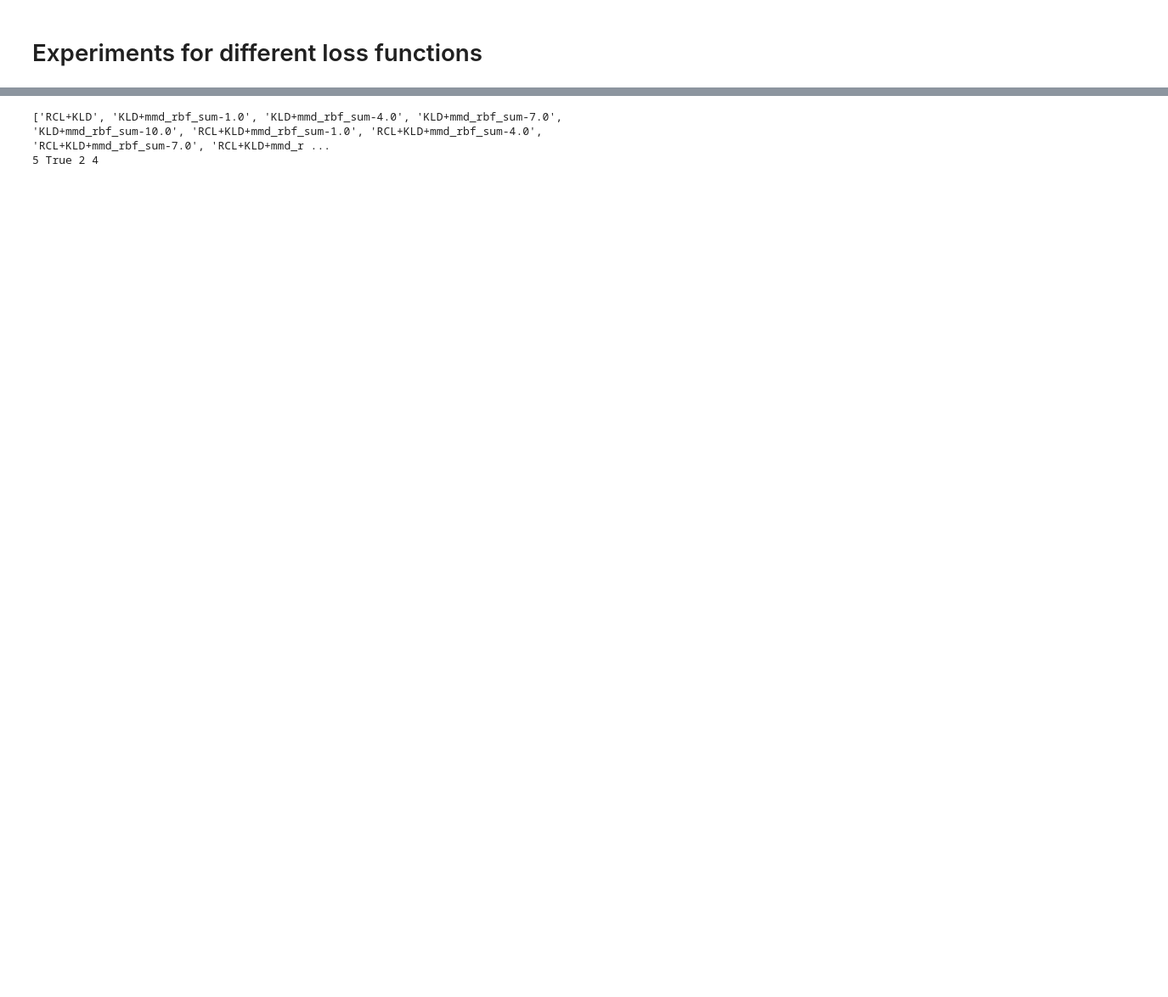
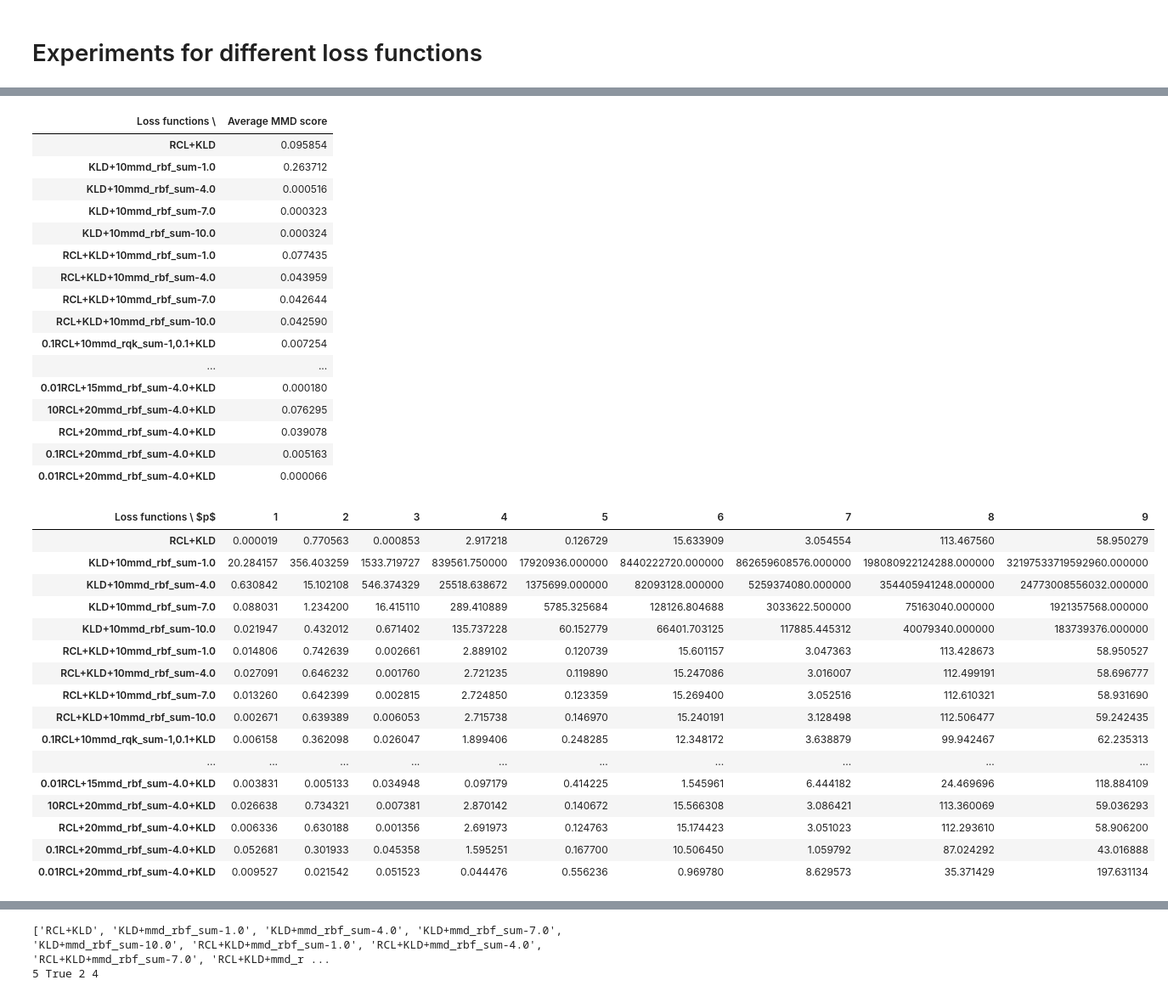
Before and after one commit to mtcairneyleeming/4yp, a Jupyter notebook: 16_loss_experiments_vis.ipynb, the cells around one changed output, grey strips where cells are left out. Shown at 85% size. Cells and saved outputs as stored; diff of their text form; code cells hidden in the pictures; blank space fills up the shorter version.

```diff
--- a/16_loss_experiments_vis.ipynb
+++ b/16_loss_experiments_vis.ipynb
@@ -7,4 +7,5 @@ from plotting.scores import show_all_loss_scores, show_loss_scores
 # %% [markdown]
 # Experiments for different loss functions
 # %%
-show_all_loss_scores([(16, "exp1", 1), (16, "exp2", 1), (16, "exp3", 1)])
+show_all_loss_scores([(16, "exp1", 1), (16, "exp2", 1), (16, "exp3", 1)], True)
+# %% [output]
@@ -10,0 +46,34 @@ show_all_loss_scores([(16, "exp1", 1), (16, "exp2", 1), (16, "exp3", 1)])
+| Loss functions \ | Average MMD score |
+| RCL+KLD | 0.095854 |
+| KLD+10mmd_rbf_sum-1.0 | 0.263712 |
+| KLD+10mmd_rbf_sum-4.0 | 0.000516 |
+| KLD+10mmd_rbf_sum-7.0 | 0.000323 |
+| KLD+10mmd_rbf_sum-10.0 | 0.000324 |
+| RCL+KLD+10mmd_rbf_sum-1.0 | 0.077435 |
+| RCL+KLD+10mmd_rbf_sum-4.0 | 0.043959 |
+| RCL+KLD+10mmd_rbf_sum-7.0 | 0.042644 |
+| RCL+KLD+10mmd_rbf_sum-10.0 | 0.042590 |
+| 0.1RCL+10mmd_rqk_sum-1,0.1+KLD | 0.007254 |
+| ... | ... |
+| 0.01RCL+15mmd_rbf_sum-4.0+KLD | 0.000180 |
+| 10RCL+20mmd_rbf_sum-4.0+KLD | 0.076295 |
+| RCL+20mmd_rbf_sum-4.0+KLD | 0.039078 |
+| 0.1RCL+20mmd_rbf_sum-4.0+KLD | 0.005163 |
+| 0.01RCL+20mmd_rbf_sum-4.0+KLD | 0.000066 |
+| Loss functions \ $p$ | 1 | 2 | 3 | 4 | 5 | 6 | 7 | 8 | 9 |
+| RCL+KLD | 0.000019 | 0.770563 | 0.000853 | 2.917218 | 0.126729 | 15.633909 | 3.054554 | 113.467560 | 58.950279 |
+| KLD+10mmd_rbf_sum-1.0 | 20.284157 | 356.403259 | 1533.719727 | 839561.750000 | 17920936.000000 | 8440222720.000000 | 862659608576.000000 | 198080922124288.000000 | 32197533719592960.000000 |
+| KLD+10mmd_rbf_sum-4.0 | 0.630842 | 15.102108 | 546.374329 | 25518.638672 | 1375699.000000 | 82093128.000000 | 5259374080.000000 | 354405941248.000000 | 24773008556032.000000 |
+| KLD+10mmd_rbf_sum-7.0 | 0.088031 | 1.234200 | 16.415110 | 289.410889 | 5785.325684 | 128126.804688 | 3033622.500000 | 75163040.000000 | 1921357568.000000 |
+| KLD+10mmd_rbf_sum-10.0 | 0.021947 | 0.432012 | 0.671402 | 135.737228 | 60.152779 | 66401.703125 | 117885.445312 | 40079340.000000 | 183739376.000000 |
+| RCL+KLD+10mmd_rbf_sum-1.0 | 0.014806 | 0.742639 | 0.002661 | 2.889102 | 0.120739 | 15.601157 | 3.047363 | 113.428673 | 58.950527 |
+| RCL+KLD+10mmd_rbf_sum-4.0 | 0.027091 | 0.646232 | 0.001760 | 2.721235 | 0.119890 | 15.247086 | 3.016007 | 112.499191 | 58.696777 |
+| RCL+KLD+10mmd_rbf_sum-7.0 | 0.013260 | 0.642399 | 0.002815 | 2.724850 | 0.123359 | 15.269400 | 3.052516 | 112.610321 | 58.931690 |
+| RCL+KLD+10mmd_rbf_sum-10.0 | 0.002671 | 0.639389 | 0.006053 | 2.715738 | 0.146970 | 15.240191 | 3.128498 | 112.506477 | 59.242435 |
+| 0.1RCL+10mmd_rqk_sum-1,0.1+KLD | 0.006158 | 0.362098 | 0.026047 | 1.899406 | 0.248285 | 12.348172 | 3.638879 | 99.942467 | 62.235313 |
+| ... | ... | ... | ... | ... | ... | ... | ... | ... | ... |
+| 0.01RCL+15mmd_rbf_sum-4.0+KLD | 0.003831 | 0.005133 | 0.034948 | 0.097179 | 0.414225 | 1.545961 | 6.444182 | 24.469696 | 118.884109 |
+| 10RCL+20mmd_rbf_sum-4.0+KLD | 0.026638 | 0.734321 | 0.007381 | 2.870142 | 0.140672 | 15.566308 | 3.086421 | 113.360069 | 59.036293 |
+| RCL+20mmd_rbf_sum-4.0+KLD | 0.006336 | 0.630188 | 0.001356 | 2.691973 | 0.124763 | 15.174423 | 3.051023 | 112.293610 | 58.906200 |
+| 0.1RCL+20mmd_rbf_sum-4.0+KLD | 0.052681 | 0.301933 | 0.045358 | 1.595251 | 0.167700 | 10.506450 | 1.059792 | 87.024292 | 43.016888 |
+| 0.01RCL+20mmd_rbf_sum-4.0+KLD | 0.009527 | 0.021542 | 0.051523 | 0.044476 | 0.556236 | 0.969780 | 8.629573 | 35.371429 | 197.631134 |
```
Also changed, not shown: parts of 1 cell of this notebook, 5 other files.
